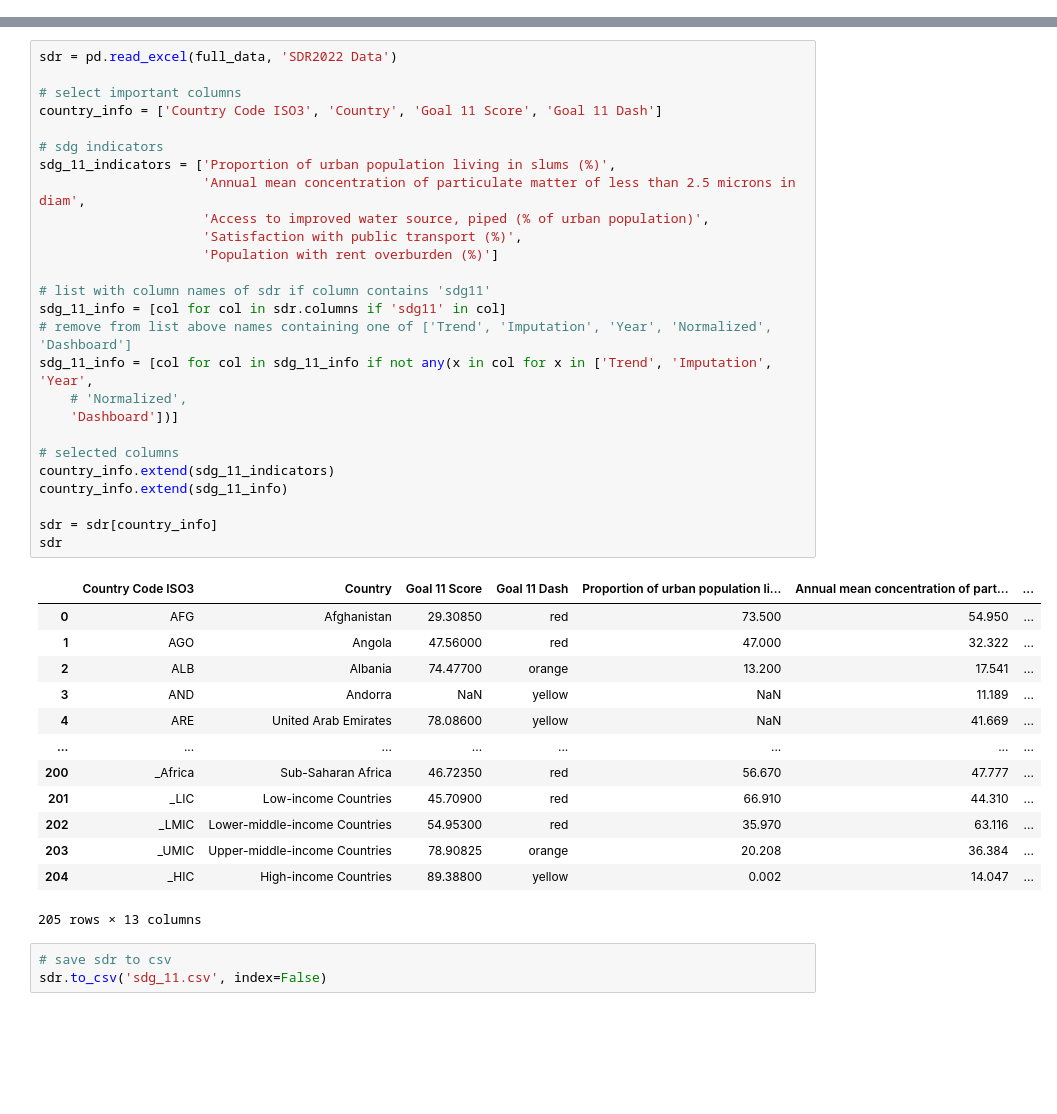
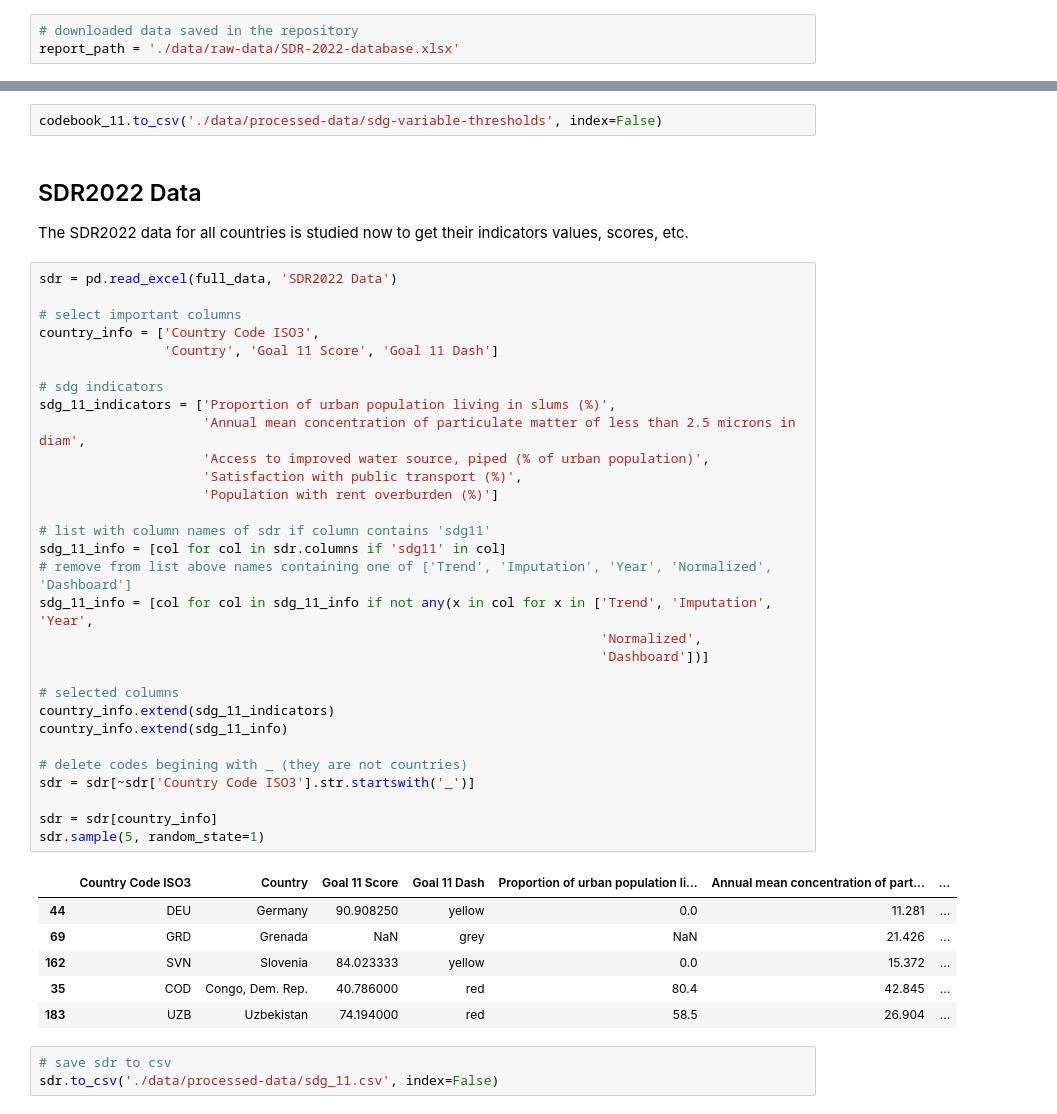
Before and after one commit to marialonsogar/fuzzy-compliance-SDG11, a Jupyter notebook: fuzzy-sdg11/sd-report.ipynb, the cells around one changed output, grey strips where cells are left out. Saved outputs shown, nothing was run; the diff lists cells and outputs as text; blank space fills up the shorter version.

Commit message:
add FIS dynamic model and data exploration

```diff
--- a/fuzzy-sdg11/sd-report.ipynb
+++ b/fuzzy-sdg11/sd-report.ipynb
@@ -21,0 +41,3 @@ full_data.sheet_names
+# %%
+# downloaded data saved in the repository
+report_path = './data/raw-data/SDR-2022-database.xlsx'
@@ -34,43 +126,46 @@ codebook
+# %%
+codebook_11.to_csv('./data/processed-data/sdg-variable-thresholds', index=False)
+# %% [markdown]
+## SDR2022 Data <a class="anchor" id="chapter3_3"></a>
+
+The SDR2022 data for all countries is studied now to get their indicators values, scores, etc.
 # %%
 sdr = pd.read_excel(full_data, 'SDR2022 Data')
 
 # select important columns
-country_info = ['Country Code ISO3', 'Country', 'Goal 11 Score', 'Goal 11 Dash']
+country_info = ['Country Code ISO3',
+                'Country', 'Goal 11 Score', 'Goal 11 Dash']
 
 # sdg indicators
 sdg_11_indicators = ['Proportion of urban population living in slums (%)',
                      'Annual mean concentration of particulate matter of less than 2.5 microns in diam',
                      'Access to improved water source, piped (% of urban population)',
                      'Satisfaction with public transport (%)',
                      'Population with rent overburden (%)']
 
 # list with column names of sdr if column contains 'sdg11'
 sdg_11_info = [col for col in sdr.columns if 'sdg11' in col]
 # remove from list above names containing one of ['Trend', 'Imputation', 'Year', 'Normalized', 'Dashboard']
 sdg_11_info = [col for col in sdg_11_info if not any(x in col for x in ['Trend', 'Imputation', 'Year',
-    # 'Normalized',
-    'Dashboard'])]
+                                                                        'Normalized',
+                                                                        'Dashboard'])]
 
 # selected columns
 country_info.extend(sdg_11_indicators)
 country_info.extend(sdg_11_info)
 
+# delete codes begining with _ (they are not countries)
+sdr = sdr[~sdr['Country Code ISO3'].str.startswith('_')]
+
 sdr = sdr[country_info]
-sdr
+sdr.sample(5, random_state=1)
 # %% [output]
 |  | Country Code ISO3 | Country | Goal 11 Score | Goal 11 Dash | Proportion of urban population li... | Annual mean concentration of part... | ... |
-| 0 | AFG | Afghanistan | 29.30850 | red | 73.500 | 54.950 | ... |
-| 1 | AGO | Angola | 47.56000 | red | 47.000 | 32.322 | ... |
-| 2 | ALB | Albania | 74.47700 | orange | 13.200 | 17.541 | ... |
-| 3 | AND | Andorra | NaN | yellow | NaN | 11.189 | ... |
-| 4 | ARE | United Arab Emirates | 78.08600 | yellow | NaN | 41.669 | ... |
-| ... | ... | ... | ... | ... | ... | ... | ... |
-| 200 | _Africa | Sub-Saharan Africa | 46.72350 | red | 56.670 | 47.777 | ... |
-| 201 | _LIC | Low-income Countries | 45.70900 | red | 66.910 | 44.310 | ... |
-| 202 | _LMIC | Lower-middle-income Countries | 54.95300 | red | 35.970 | 63.116 | ... |
-| 203 | _UMIC | Upper-middle-income Countries | 78.90825 | orange | 20.208 | 36.384 | ... |
-| 204 | _HIC | High-income Countries | 89.38800 | yellow | 0.002 | 14.047 | ... |
+| 44 | DEU | Germany | 90.908250 | yellow | 0.0 | 11.281 | ... |
+| 69 | GRD | Grenada | NaN | grey | NaN | 21.426 | ... |
+| 162 | SVN | Slovenia | 84.023333 | yellow | 0.0 | 15.372 | ... |
+| 35 | COD | Congo, Dem. Rep. | 40.786000 | red | 80.4 | 42.845 | ... |
+| 183 | UZB | Uzbekistan | 74.194000 | red | 58.5 | 26.904 | ... |
-205 rows × 13 columns
 # %%
 # save sdr to csv
-sdr.to_csv('sdg_11.csv', index=False)
+sdr.to_csv('./data/processed-data/sdg_11.csv', index=False)
```
Also changed, not shown: parts of 28 cells of this notebook, 16 other files.
